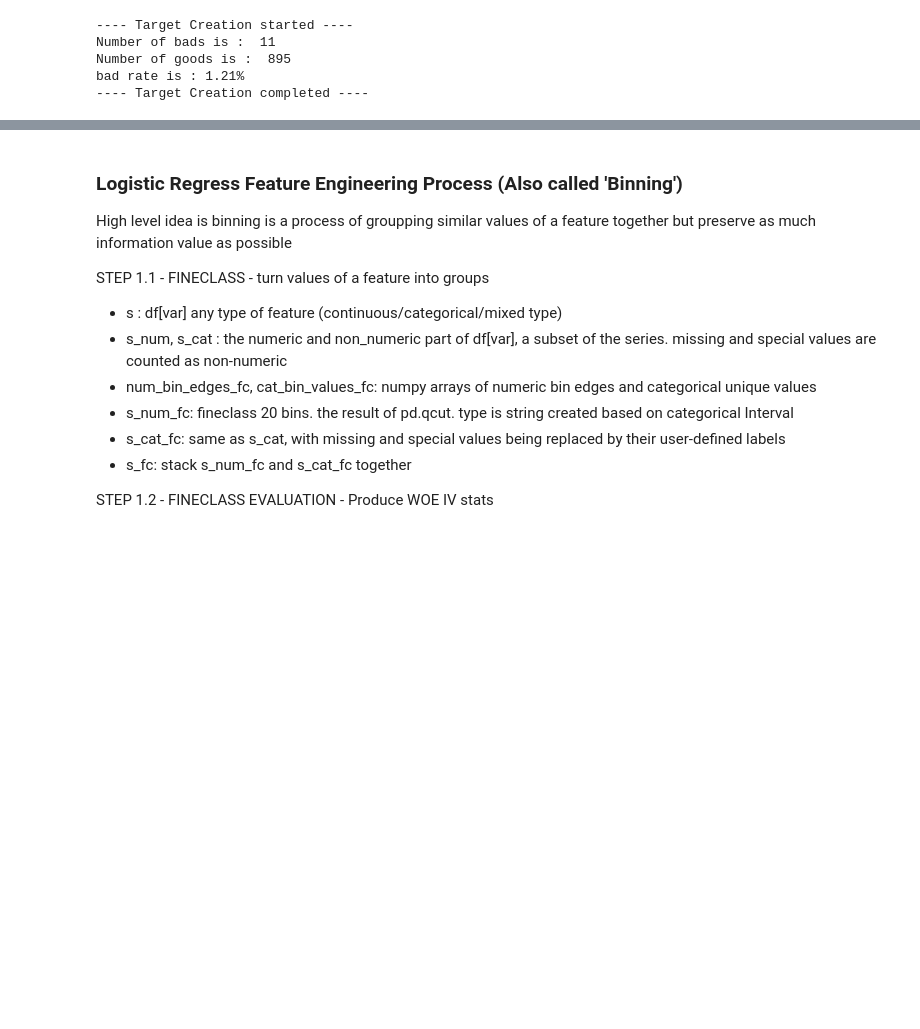
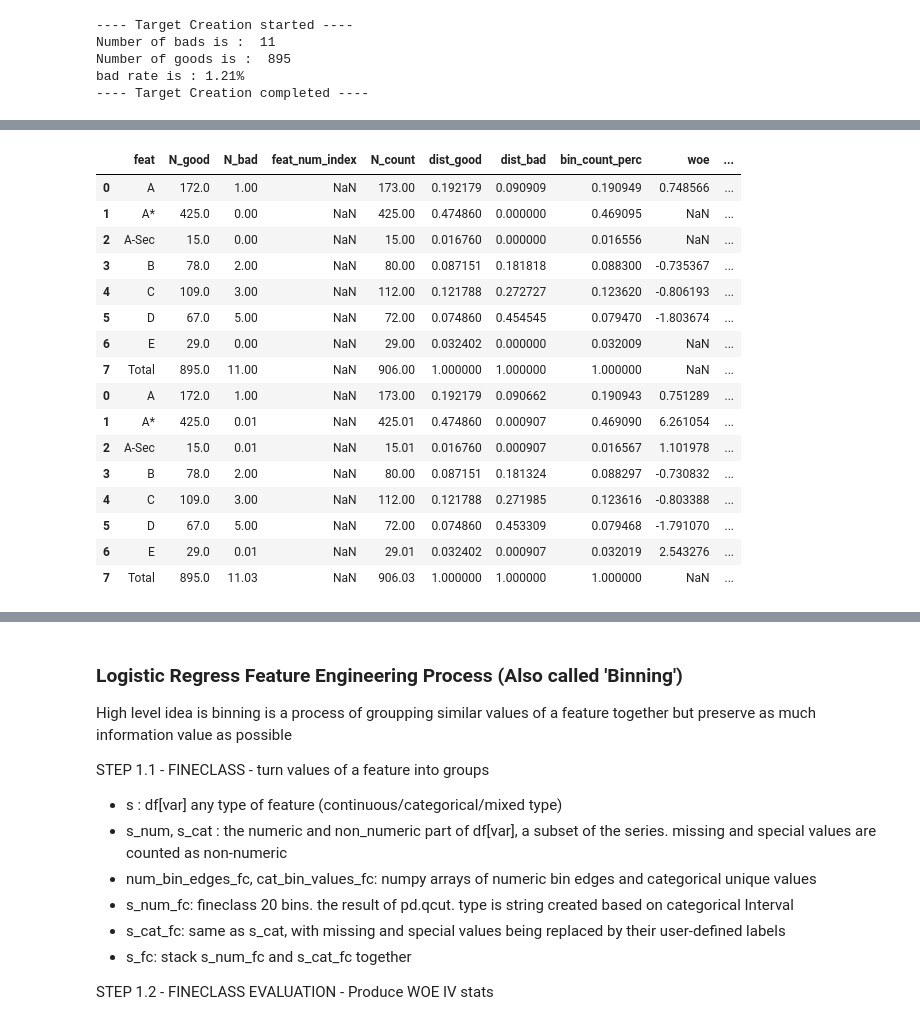
Before and after one commit to cxl923cc/logistic_regression, a Jupyter notebook: Logreg_Binning.ipynb, the cells around one changed output, grey strips where cells are left out. Cells and saved outputs as stored; diff of their text form; code cells hidden in the pictures; blank space fills up the shorter version.

```diff
--- a/Logreg_Binning.ipynb
+++ b/Logreg_Binning.ipynb
@@ -40,0 +375,15 @@ bad rate is : 1.21%
+# %%
+iv_summary_all = pd.concat([fineclass_summary, coarseclass_summary])
+iv_summary = iv_summary_all.loc[iv_summary_all['feat']=='Total'][['var', 'desc','iv']].pivot(index='var', columns='desc', values='iv')
+coarse_cols = [x for x in iv_summary.columns if 'Coarse' in x ]
+
+iv_summary['dtype'] = ['numeric' if x in numeric_cols else 'object' for x in iv_summary.index]
+iv_summary['cols_to_check'] = [True if x in cols_to_check else False for x in iv_summary.index]
+cols = iv_summary.columns.tolist()
+cols = cols[-2:] + cols[:-2]
+iv_summary = iv_summary[cols]
+
+iv_summary['iv_fine'] = iv_summary['0.Fineclass']
+iv_summary['iv_coarse'] = iv_summary[coarse_cols].min(axis=1)
+
+iv_summary.sort_values(by=['cols_to_check', 'iv_coarse', 'iv_fine'], ascending = [True, False, False])
@@ -40,0 +409,20 @@ bad rate is : 1.21%
+# %%
+iv_summary_all.loc[iv_summary_all['var']=='Market']
+# %% [output]
+|  | feat | N_good | N_bad | feat_num_index | N_count | dist_good | dist_bad | bin_count_perc | woe | ... |
+| 0 | A | 172.0 | 1.00 | NaN | 173.00 | 0.192179 | 0.090909 | 0.190949 | 0.748566 | ... |
+| 1 | A* | 425.0 | 0.00 | NaN | 425.00 | 0.474860 | 0.000000 | 0.469095 | NaN | ... |
+| 2 | A-Sec | 15.0 | 0.00 | NaN | 15.00 | 0.016760 | 0.000000 | 0.016556 | NaN | ... |
+| 3 | B | 78.0 | 2.00 | NaN | 80.00 | 0.087151 | 0.181818 | 0.088300 | -0.735367 | ... |
+| 4 | C | 109.0 | 3.00 | NaN | 112.00 | 0.121788 | 0.272727 | 0.123620 | -0.806193 | ... |
+| 5 | D | 67.0 | 5.00 | NaN | 72.00 | 0.074860 | 0.454545 | 0.079470 | -1.803674 | ... |
+| 6 | E | 29.0 | 0.00 | NaN | 29.00 | 0.032402 | 0.000000 | 0.032009 | NaN | ... |
+| 7 | Total | 895.0 | 11.00 | NaN | 906.00 | 1.000000 | 1.000000 | 1.000000 | NaN | ... |
+| 0 | A | 172.0 | 1.00 | NaN | 173.00 | 0.192179 | 0.090662 | 0.190943 | 0.751289 | ... |
+| 1 | A* | 425.0 | 0.01 | NaN | 425.01 | 0.474860 | 0.000907 | 0.469090 | 6.261054 | ... |
+| 2 | A-Sec | 15.0 | 0.01 | NaN | 15.01 | 0.016760 | 0.000907 | 0.016567 | 1.101978 | ... |
+| 3 | B | 78.0 | 2.00 | NaN | 80.00 | 0.087151 | 0.181324 | 0.088297 | -0.730832 | ... |
+| 4 | C | 109.0 | 3.00 | NaN | 112.00 | 0.121788 | 0.271985 | 0.123616 | -0.803388 | ... |
+| 5 | D | 67.0 | 5.00 | NaN | 72.00 | 0.074860 | 0.453309 | 0.079468 | -1.791070 | ... |
+| 6 | E | 29.0 | 0.01 | NaN | 29.01 | 0.032402 | 0.000907 | 0.032019 | 2.543276 | ... |
+| 7 | Total | 895.0 | 11.03 | NaN | 906.03 | 1.000000 | 1.000000 | 1.000000 | NaN | ... |
```
Also changed, not shown: parts of 17 cells of this notebook, 1 other file.
